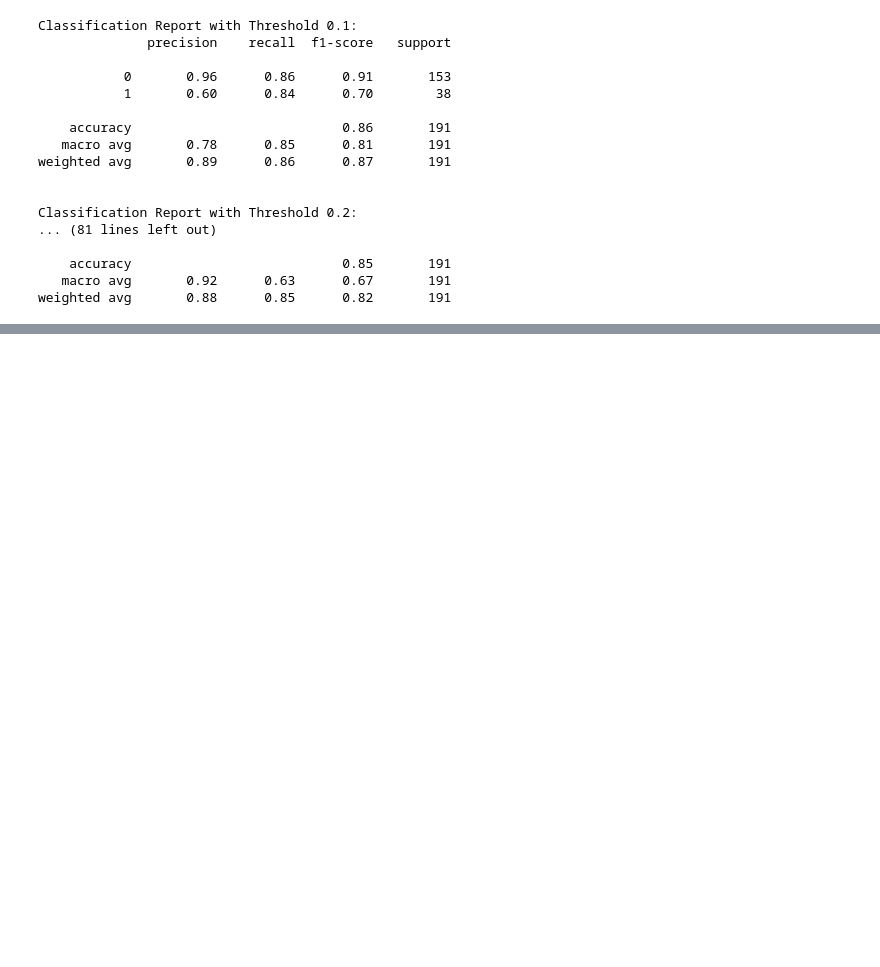
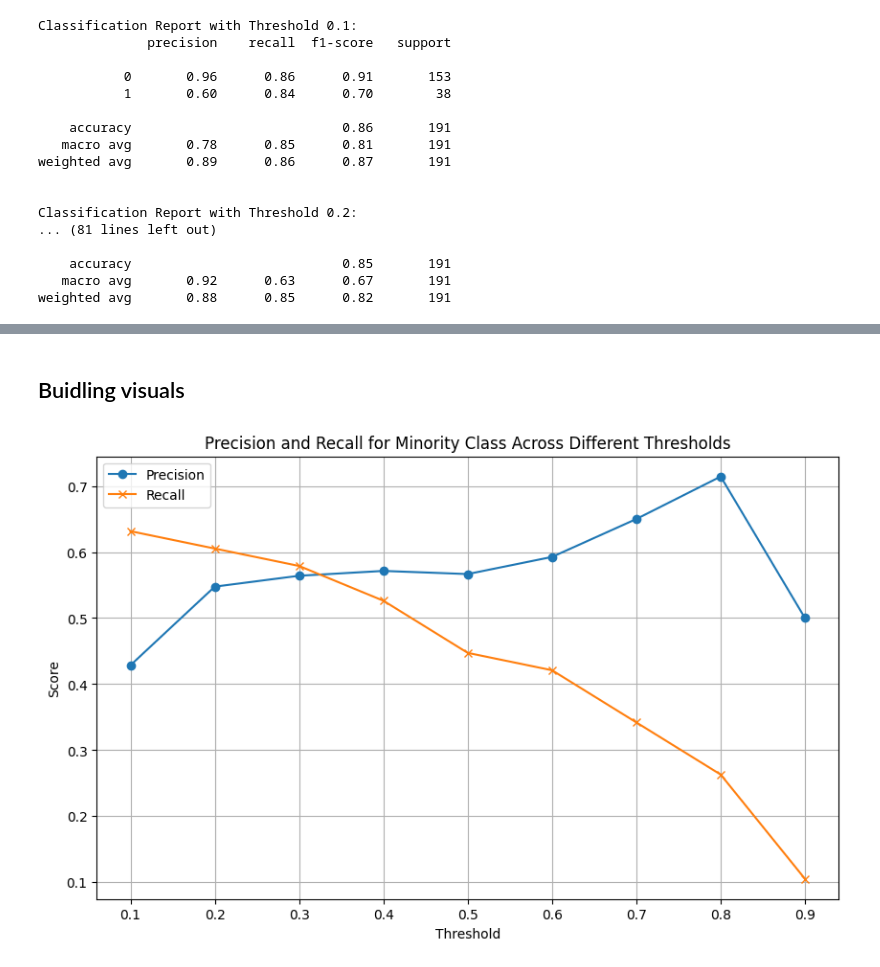
Before and after one commit to hargurjeet/LJMU_Thesis_Results_Hargurjeet_Singh, a Jupyter notebook: ExperimentThresholdAdjustments.ipynb, the cells around one changed output, grey strips where cells are left out. Saved outputs shown, nothing was run; the diff lists cells and outputs as text; code cells hidden in the pictures; blank space fills up the shorter version.

```diff
--- a/ExperimentThresholdAdjustments.ipynb
+++ b/ExperimentThresholdAdjustments.ipynb
@@ -186,0 +313,7 @@ weighted avg       0.88      0.85      0.82       191
+# %%
+xgb_model = xgb.XGBClassifier(objective='binary:logistic', eval_metric='logloss', seed=42)
+xgb_model.fit(X_train_pca, y_train)
+y_pred = xgb_model.predict(X_test_pca)
+
+report = classification_report(y_test, y_pred)
+print(report)
@@ -186,0 +329,11 @@ weighted avg       0.88      0.85      0.82       191
+# %%
+y_pred_proba = xgb_model.predict_proba(X_test_pca)[:, 1]
+
+thresholds = [0.1, 0.2, 0.3, 0.4, 0.5, 0.6, 0.7, 0.8, 0.9]
+
+for threshold in thresholds:
+    y_pred = (y_pred_proba >= threshold).astype(int)
+    report = classification_report(y_test, y_pred)
+    print(f"Classification Report with Threshold {threshold}:")
+    print(report)
+    print()
@@ -186,0 +358,39 @@ weighted avg       0.88      0.85      0.82       191
+# %% [markdown]
+## Buidling visuals
+# %%
+import numpy as np
+import matplotlib.pyplot as plt
+from sklearn.metrics import precision_score, recall_score
+
+# Assuming y_test and y_pred_proba are already defined from your model
+# and the test data.
+
+# Specify the thresholds you want to evaluate
+thresholds = [0.1, 0.2, 0.3, 0.4, 0.5, 0.6, 0.7, 0.8, 0.9]
+
+# Lists to hold precision and recall scores for the minority class
+precision_minority = []
+recall_minority = []
+
+# Calculate precision and recall for each threshold
+for threshold in thresholds:
+    y_pred = (y_pred_proba >= threshold).astype(int)
+
+    # Calculate precision and recall for class 1 (the minority class in this scenario)
+    precision_minority.append(precision_score(y_test, y_pred, pos_label=1))
+    recall_minority.append(recall_score(y_test, y_pred, pos_label=1))
+
+# Plotting
+plt.figure(figsize=(10, 6))
+plt.plot(thresholds, precision_minority, label='Precision', marker='o')
+plt.plot(thresholds, recall_minority, label='Recall', marker='x')
+
+plt.title('Precision and Recall for Minority Class Across Different Thresholds')
+plt.xlabel('Threshold')
+plt.ylabel('Score')
+plt.xticks(thresholds)
+plt.grid(True)
+plt.legend()
+plt.show()
+# %% [output]
+[figure, added]
```
Also changed, not shown: parts of 10 cells of this notebook.
